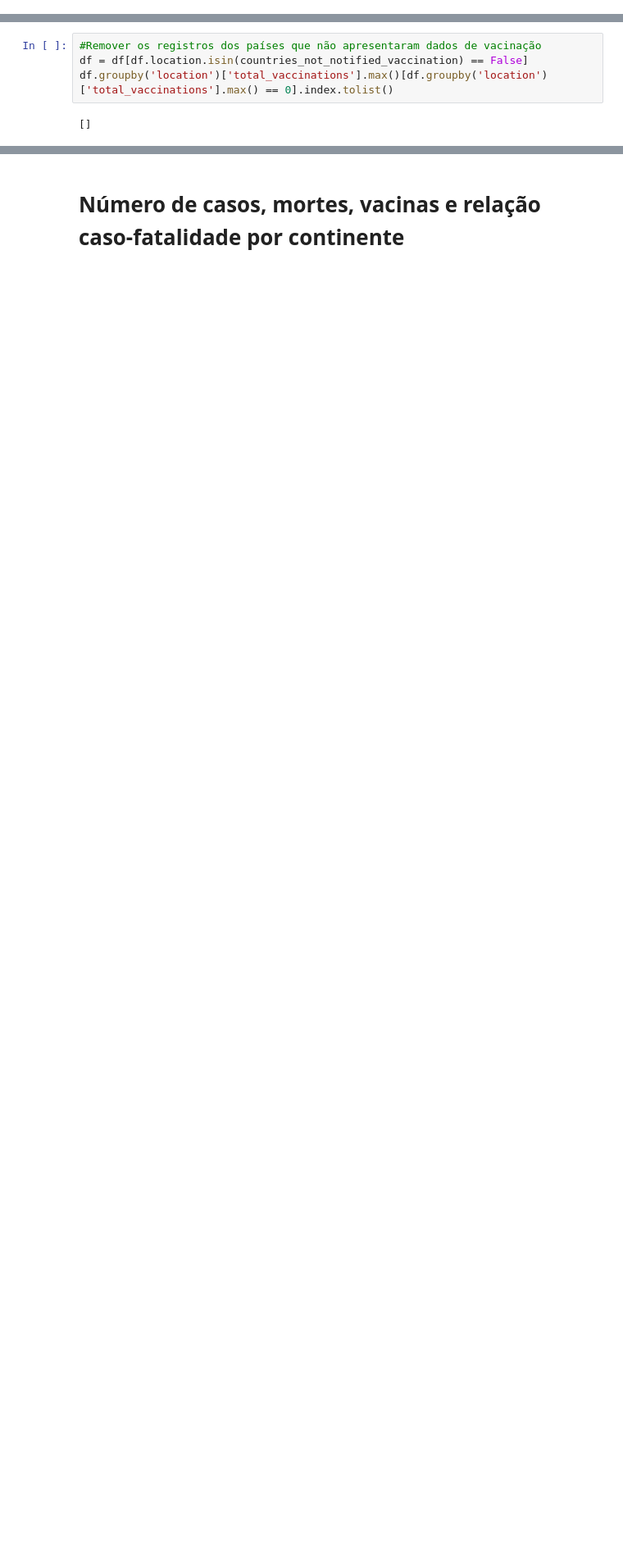
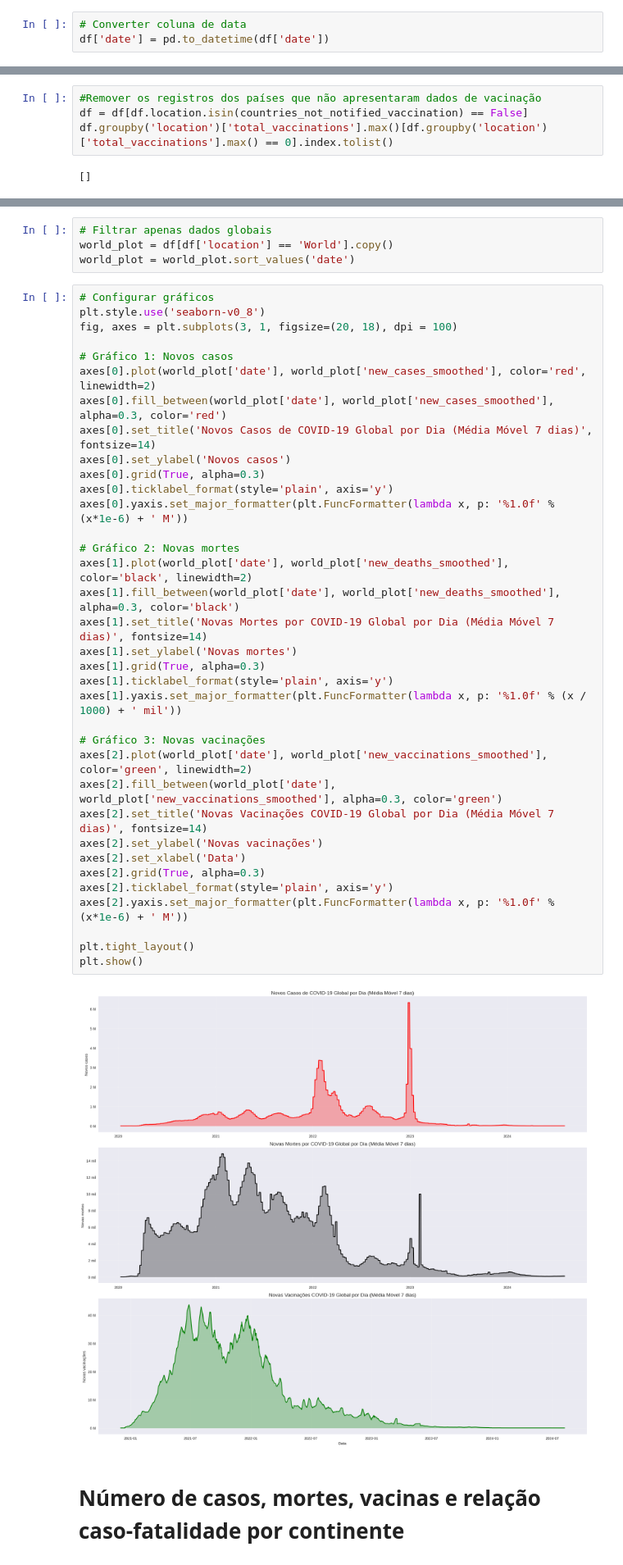
Before and after one commit to LRLeite/Data-Analytics, a Jupyter notebook: Projeto COVID-19/covid_19.ipynb, the cells around one changed output, grey strips where cells are left out. Shown at 82% size. Saved outputs shown, nothing was run; the diff lists cells and outputs as text; blank space fills up the shorter version.

```diff
--- a/Projeto COVID-19/covid_19.ipynb
+++ b/Projeto COVID-19/covid_19.ipynb
@@ -137 +161,4 @@ df.head()
+# %%
+# Converter coluna de data
+df['date'] = pd.to_datetime(df['date'])
 # %%
@@ -262,3 +210,44 @@ fig.show()
+# %%
+# Filtrar apenas dados globais
+world_plot = df[df['location'] == 'World'].copy()
+world_plot = world_plot.sort_values('date')
+# %%
+# Configurar gráficos
+plt.style.use('seaborn-v0_8')
+fig, axes = plt.subplots(3, 1, figsize=(20, 18), dpi = 100)
+
+# Gráfico 1: Novos casos
+axes[0].plot(world_plot['date'], world_plot['new_cases_smoothed'], color='red', linewidth=2)
+axes[0].fill_between(world_plot['date'], world_plot['new_cases_smoothed'], alpha=0.3, color='red')
+axes[0].set_title('Novos Casos de COVID-19 Global por Dia (Média Móvel 7 dias)', fontsize=14)
+axes[0].set_ylabel('Novos casos')
+axes[0].grid(True, alpha=0.3)
+axes[0].ticklabel_format(style='plain', axis='y')
+axes[0].yaxis.set_major_formatter(plt.FuncFormatter(lambda x, p: '%1.0f' % (x*1e-6) + ' M'))
+
+# Gráfico 2: Novas mortes
+axes[1].plot(world_plot['date'], world_plot['new_deaths_smoothed'], color='black', linewidth=2)
+axes[1].fill_between(world_plot['date'], world_plot['new_deaths_smoothed'], alpha=0.3, color='black')
+axes[1].set_title('Novas Mortes por COVID-19 Global por Dia (Média Móvel 7 dias)', fontsize=14)
+axes[1].set_ylabel('Novas mortes')
+axes[1].grid(True, alpha=0.3)
+axes[1].ticklabel_format(style='plain', axis='y')
+axes[1].yaxis.set_major_formatter(plt.FuncFormatter(lambda x, p: '%1.0f' % (x / 1000) + ' mil'))
+
+# Gráfico 3: Novas vacinações
+axes[2].plot(world_plot['date'], world_plot['new_vaccinations_smoothed'], color='green', linewidth=2)
+axes[2].fill_between(world_plot['date'], world_plot['new_vaccinations_smoothed'], alpha=0.3, color='green')
+axes[2].set_title('Novas Vacinações COVID-19 Global por Dia (Média Móvel 7 dias)', fontsize=14)
+axes[2].set_ylabel('Novas vacinações')
+axes[2].set_xlabel('Data')
+axes[2].grid(True, alpha=0.3)
+axes[2].ticklabel_format(style='plain', axis='y')
+axes[2].yaxis.set_major_formatter(plt.FuncFormatter(lambda x, p: '%1.0f' % (x*1e-6) + ' M'))
+
+plt.tight_layout()
+plt.show()
+# %% [output]
+[figure, added]
 # %% [markdown]
 # **Número de casos, mortes, vacinas e relação caso-fatalidade por continente**
 # %%
```
Also changed, not shown: parts of 13 cells of this notebook.
